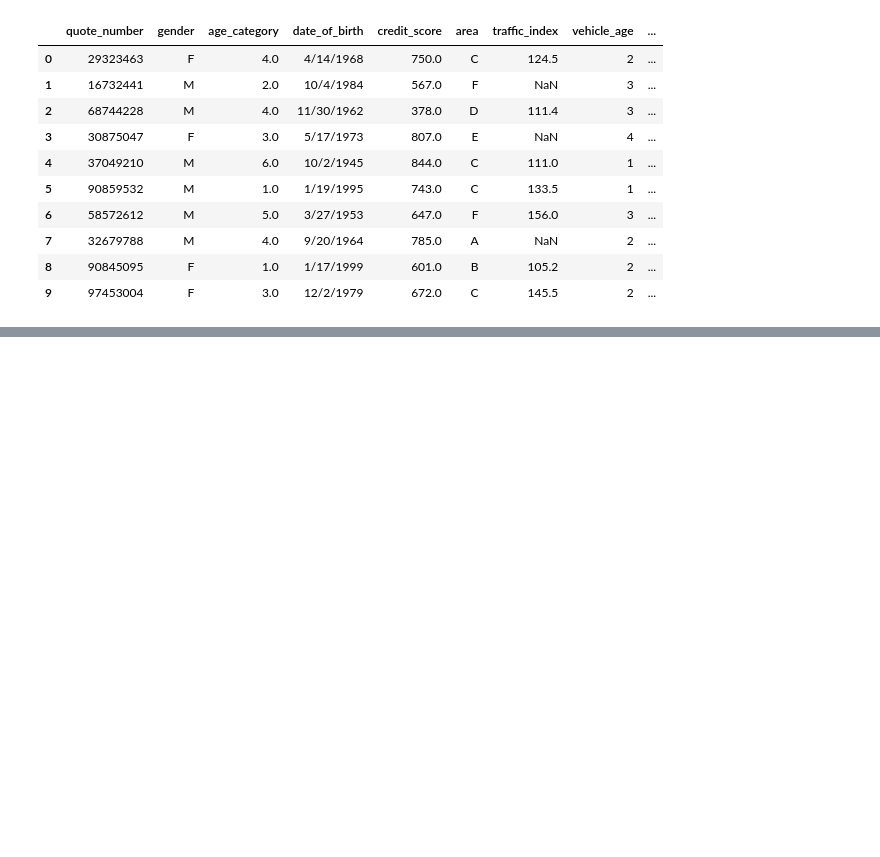
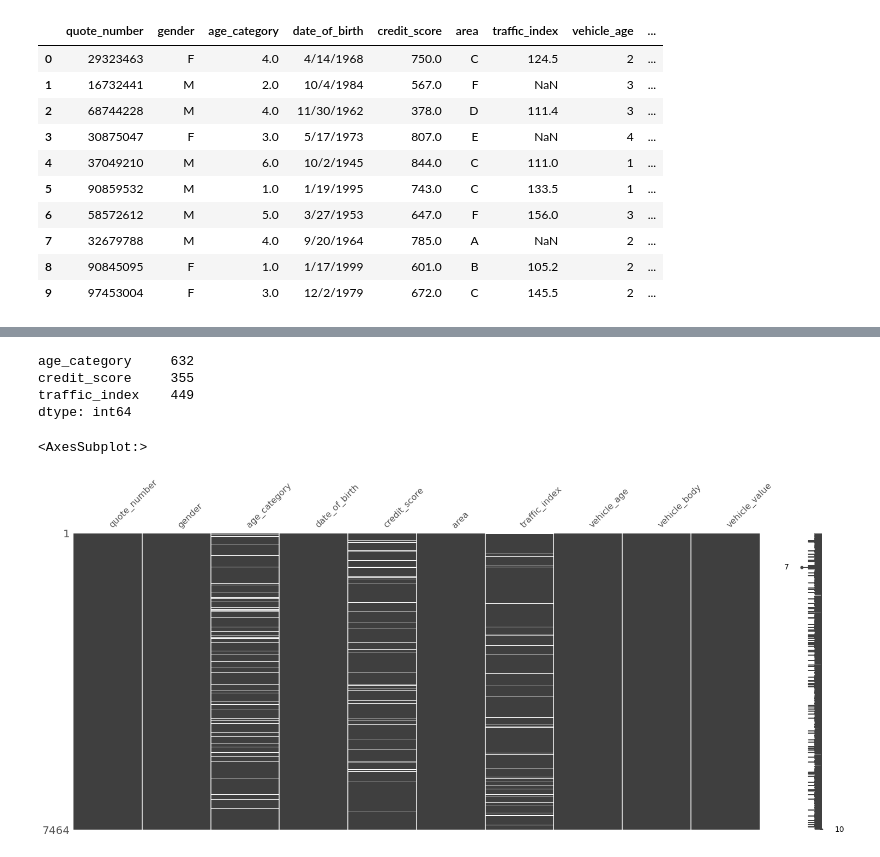
Before and after one commit to suhitasva/Auto_Insurance_Study, a Jupyter notebook: case_study_code_file.ipynb, the cells around one changed output, grey strips where cells are left out. Drawn from its saved outputs; the diff is of its cells as text; code cells hidden in the pictures; blank space fills up the shorter version.

```diff
--- a/case_study_code_file.ipynb
+++ b/case_study_code_file.ipynb
@@ -98,0 +201,13 @@ auto_potential_2018.head(10)
+# %%
+potential2018_null_counts = auto_potential_2018.isnull().sum()
+potential2018_null_counts[potential2018_null_counts > 0]
+# %% [output]
+age_category     632
+credit_score     355
+traffic_index    449
+dtype: int64
+# %%
+msno.matrix(auto_potential_2018)
+# %% [output]
+<AxesSubplot:>
+[figure, added]
```
Also changed, not shown: parts of 13 cells of this notebook.
